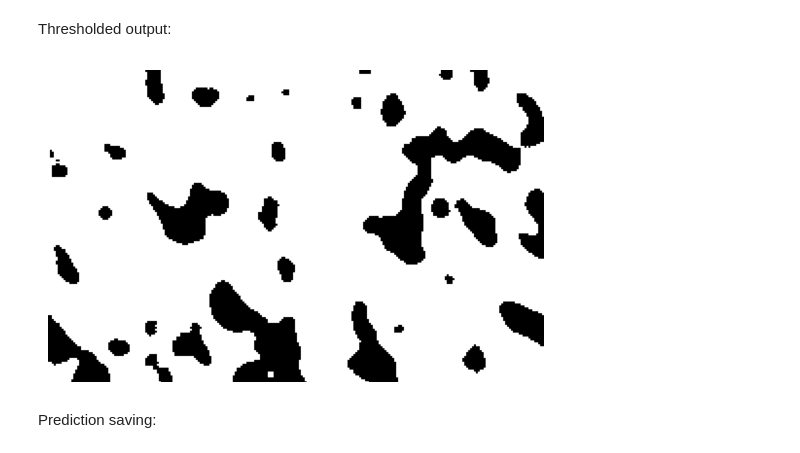
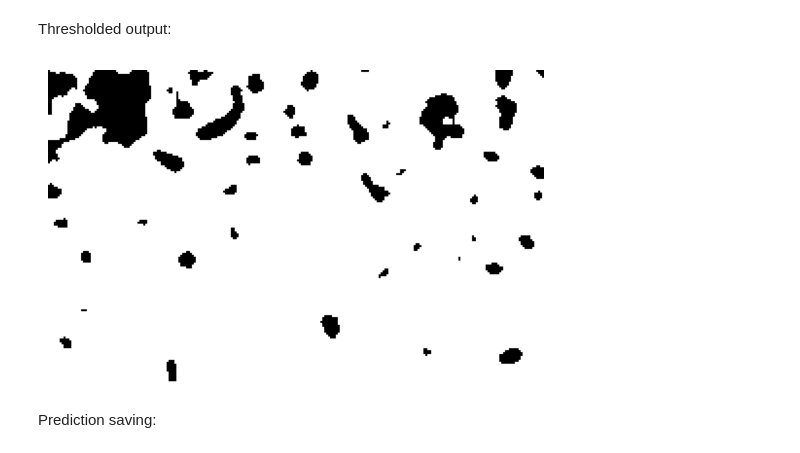
Before and after one commit to Luca-Olivieri/NAML_project, a Jupyter notebook: src/main_new.ipynb, the cells around one changed output. Cells and saved outputs as stored; diff of their text form; code cells hidden in the pictures.

```diff
--- a/src/main_new.ipynb
+++ b/src/main_new.ipynb
@@ -228,0 +97,11 @@ def get_images(dataset_path, test=False):
+# %%
+def pick_items_with_probability(list1, list2, n, p):
+  # Calculate the number of items to pick from each list based on probability p
+  num_items_list1 = int(n * p)
+  num_items_list2 = n - num_items_list1
+
+  # Select items from each list based on probability
+  selected_items_list1 = random.choices(list1, k=num_items_list1)
+  selected_items_list2 = random.choices(list2, k=num_items_list2)
+
+  return selected_items_list1, selected_items_list2
@@ -649,8 +631,8 @@ Available models:
 - Inception v3
 - AlexNet
 # %%
-model_name = "inceptionv3"
-# model_name = "AlexNet"
+# model_name = "inceptionv3"
+model_name = "AlexNet"
 # %% [markdown]
 Select version:
 # %%
@@ -691,12 +682,12 @@ undersampled_loader = None
 val_loader = None
 # %%
 if training == True:
-  batch_size = 200
+  batch_size = 100
 
   del undersampled_loader, val_loader
   torch.cuda.empty_cache()
 
-  undersampled_loader, val_loader = create_dataloader(batch_size, n=100_000, p=0.5)
+  undersampled_loader, val_loader = create_dataloader(batch_size, n=20_000, p=0.5)
 	# n denotes the number of 64x64 images,
 	# p denote the percentage of non-tumor images
 # %% [output]
@@ -709,13 +700,14 @@ Shape of the train_labels array: (100000,)
 # %%
 if training == True:
 	# optimizer = optim.SGD(inceptionv3.parameters(), lr=0.001, momentum=0.9)
-	optimizer = optim.AdamW(model.parameters(), lr=0.00075)
+	optimizer = optim.Adam(model.parameters(), lr=0.00075)
+	# optimizer = optim.AdamW(model.parameters(), lr=0.00075)
 
 	class_weights = [1, 1]
 
 	# Proceed with the training loop
 	train(model, optimizer, undersampled_loader, val_loader, class_weights, device,
-	                     num_epochs=1, max_train=2000, print_every=10)
+	                     num_epochs=1, max_train=200, print_every=10)
 
 else:
 
@@ -837,12 +825,12 @@ visualise_output(raw_output)
 # %% [markdown]
 Thresholded output:
 # %%
-thr = 0.55 # threshold
+thr = 0.50 # threshold
 
 thr_output = threshold_output(avg, thr)
 visualise_output(thr_output)
 # %% [output]
-[figure, old version]
+[figure, new version]
 # %% [markdown]
 Prediction saving:
 # %%
```
Also changed, not shown: parts of 41 cells of this notebook.
